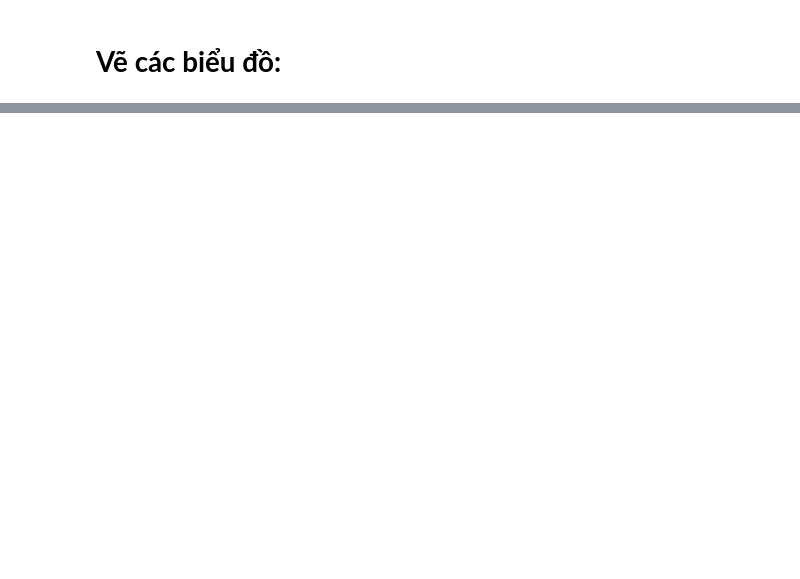
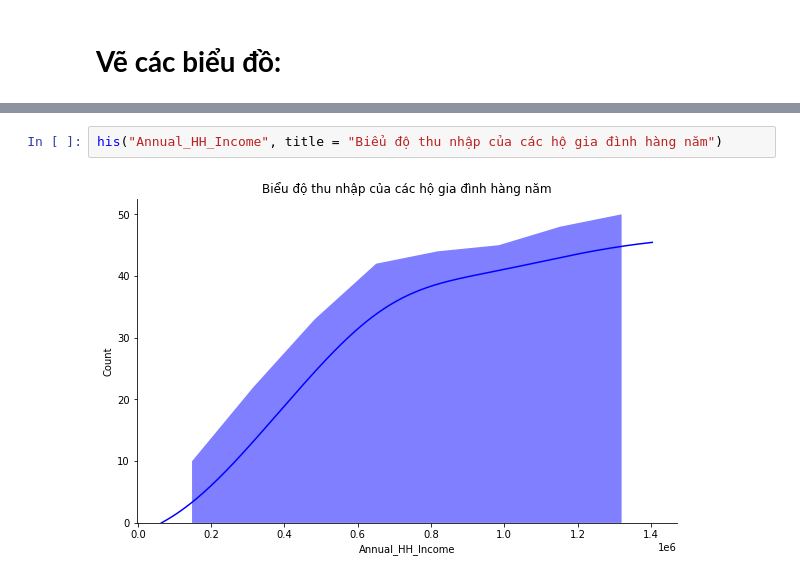
Before and after one commit to lmquann/DoAnPTDLPython2022, a Jupyter notebook: DOAN_ThongKeMoTa.ipynb, the cells around one changed output, grey strips where cells are left out. Cells and saved outputs as stored; diff of their text form; blank space fills up the shorter version.

```diff
--- a/DOAN_ThongKeMoTa.ipynb
+++ b/DOAN_ThongKeMoTa.ipynb
@@ -161,0 +192,4 @@ box_plot("Annual_HH_Income", title="Monthly Household Income")
+# %%
+his("Annual_HH_Income", title = "Biểu độ thu nhập của các hộ gia đình hàng năm")
+# %% [output]
+[figure, added]
```
Also changed, not shown: parts of 53 cells of this notebook.
